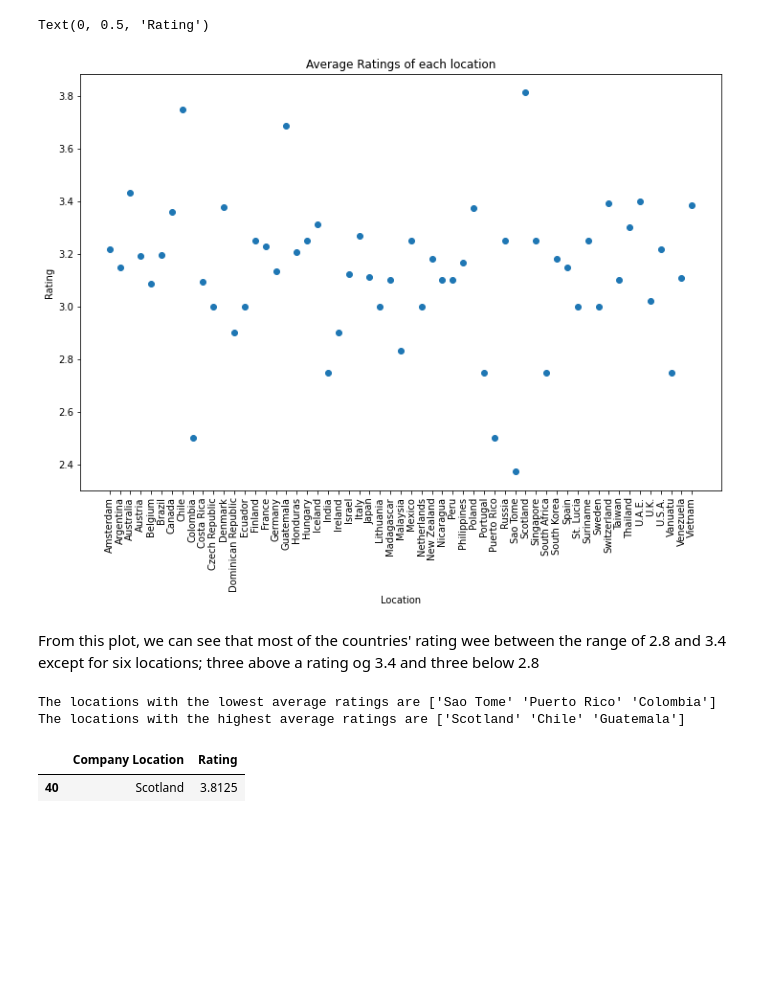
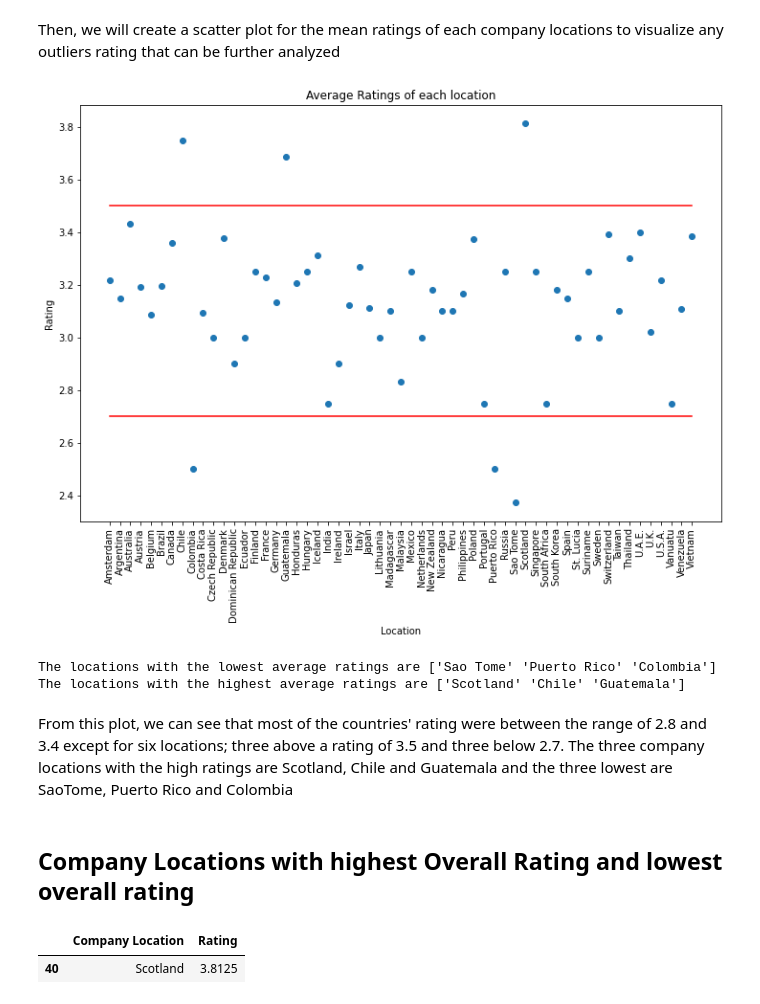
Before and after one commit to UCB-stat-159-s22/hw07-Group22, a Jupyter notebook: Figure.ipynb, the cells around one changed output. Drawn from its saved outputs; the diff is of its cells as text; code cells hidden in the pictures; blank space fills up the shorter version.

Commit message:
add narrative comments and inclue code to add relevant table and plots to the Figures and Tables folders

```diff
--- a/Figure.ipynb
+++ b/Figure.ipynb
@@ -67,18 +54,19 @@ rating_grouped
+# %% [markdown]
+Then, we will create a scatter plot for the mean ratings of each company locations to visualize any outliers rating that can be further analyzed
 # %%
 rating = rating_grouped['Rating']
 company_location = rating_grouped['Company Location']
 plt.figure(figsize = (12,8))
 plt.scatter(company_location,rating)
-plt.xticks (rotation= 90)
+plt.plot(company_location, np.ones(len(rating))*2.7, color = 'r')
+plt.plot(company_location, np.ones(len(rating))*3.5, color = 'r')
+plt.xticks(rotation= 90 )
 plt.title('Average Ratings of each location')
 plt.xlabel('Location')
 plt.ylabel('Rating')
-#plt.savefig('figures/Location_Rating', plottype = 'png')
+plt.savefig('Figures/CompanyLocation_MeanRating')
 # %% [output]
-Text(0, 0.5, 'Rating')
-[figure, old version]
+[figure, new version]
-# %% [markdown]
-From this plot, we can see that most of the countries' rating wee between the range of 2.8 and 3.4 except for six locations; three above a rating og  3.4 and three below 2.8
 # %%
 min_locations = rating_grouped.sort_values('Rating', ascending = True)['Company Location'].values[0:3]
 max_locations = rating_grouped.sort_values('Rating', ascending = False)['Company Location'].values[0:3]
@@ -88,6 +76,10 @@ print('The locations with the highest average ratings are',max_locations)
 # %% [output]
 The locations with the lowest average ratings are ['Sao Tome' 'Puerto Rico' 'Colombia']
 The locations with the highest average ratings are ['Scotland' 'Chile' 'Guatemala']
+# %% [markdown]
+From this plot, we can see that most of the countries' rating were between the range of 2.8 and 3.4 except for six locations; three above a rating of  3.5  and three below 2.7. The three company locations with the high ratings are Scotland, Chile and Guatemala and the three lowest are SaoTome, Puerto Rico and Colombia
+# %% [markdown]
+## Company Locations with highest Overall Rating and lowest overall rating
 # %%
 max_rating = max(rating_grouped['Rating'])
 max_company = rating_grouped[rating_grouped['Rating'] == max_rating]
```
Also changed, not shown: parts of 22 cells of this notebook.
